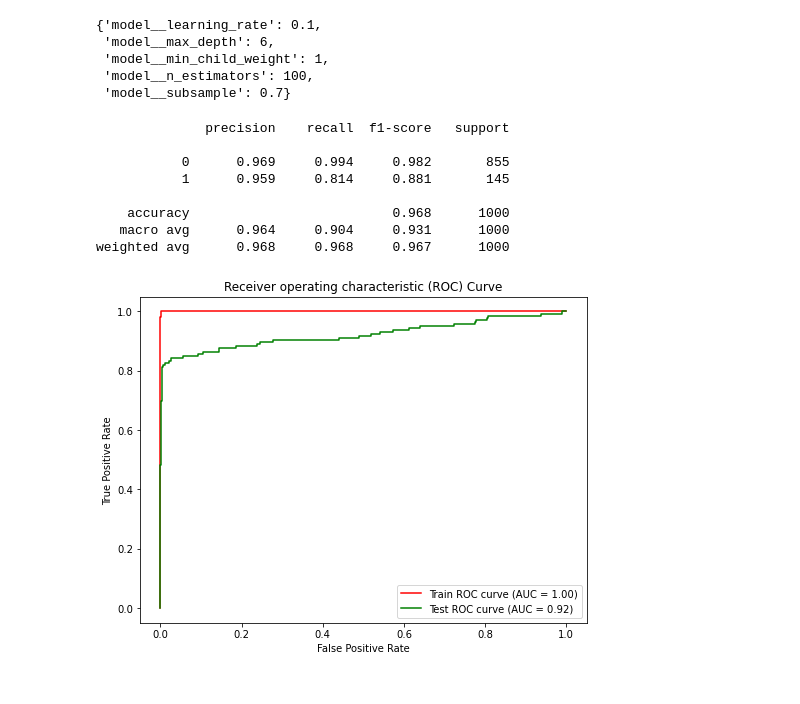
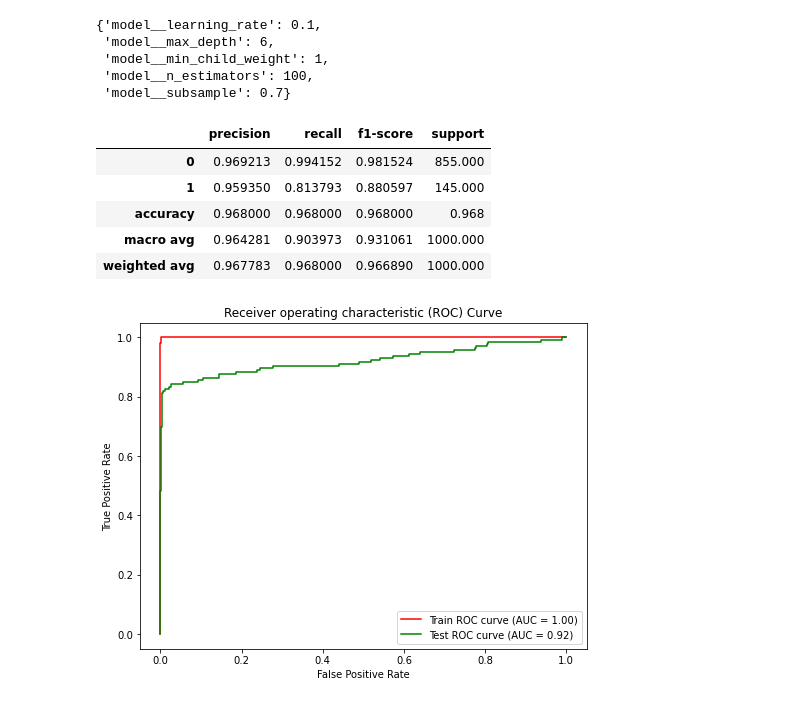
Before and after one commit to db495/Customer_churn_classification_project, a Jupyter notebook: telco_churn_model.ipynb, the cells around one changed output. Saved outputs shown, nothing was run; the diff lists cells and outputs as text; code cells hidden in the pictures.

```diff
--- a/telco_churn_model.ipynb
+++ b/telco_churn_model.ipynb
@@ -397,15 +388,13 @@ fitted_tuned_xgb.best_params_
  'model__n_estimators': 100,
  'model__subsample': 0.7}
 # %%
-print(classification_report(y_test, fitted_tuned_xgb.predict(X_test), digits=3))
+pd.DataFrame(classification_report(y_test, tuned_xgboost_model.predict(X_test), digits=3, output_dict=True)).transpose()
 # %% [output]
-              precision    recall  f1-score   support
-
-           0      0.969     0.994     0.982       855
-           1      0.959     0.814     0.881       145
-
-    accuracy                          0.968      1000
-   macro avg      0.964     0.904     0.931      1000
-weighted avg      0.968     0.968     0.967      1000
+|  | precision | recall | f1-score | support |
+| 0 | 0.969213 | 0.994152 | 0.981524 | 855.000 |
+| 1 | 0.959350 | 0.813793 | 0.880597 | 145.000 |
+| accuracy | 0.968000 | 0.968000 | 0.968000 | 0.968 |
+| macro avg | 0.964281 | 0.903973 | 0.931061 | 1000.000 |
+| weighted avg | 0.967783 | 0.968000 | 0.966890 | 1000.000 |
 # %%
 fig, ax2 = plt.subplots(figsize=(8,6))
```
Also changed, not shown: parts of 19 cells of this notebook.
